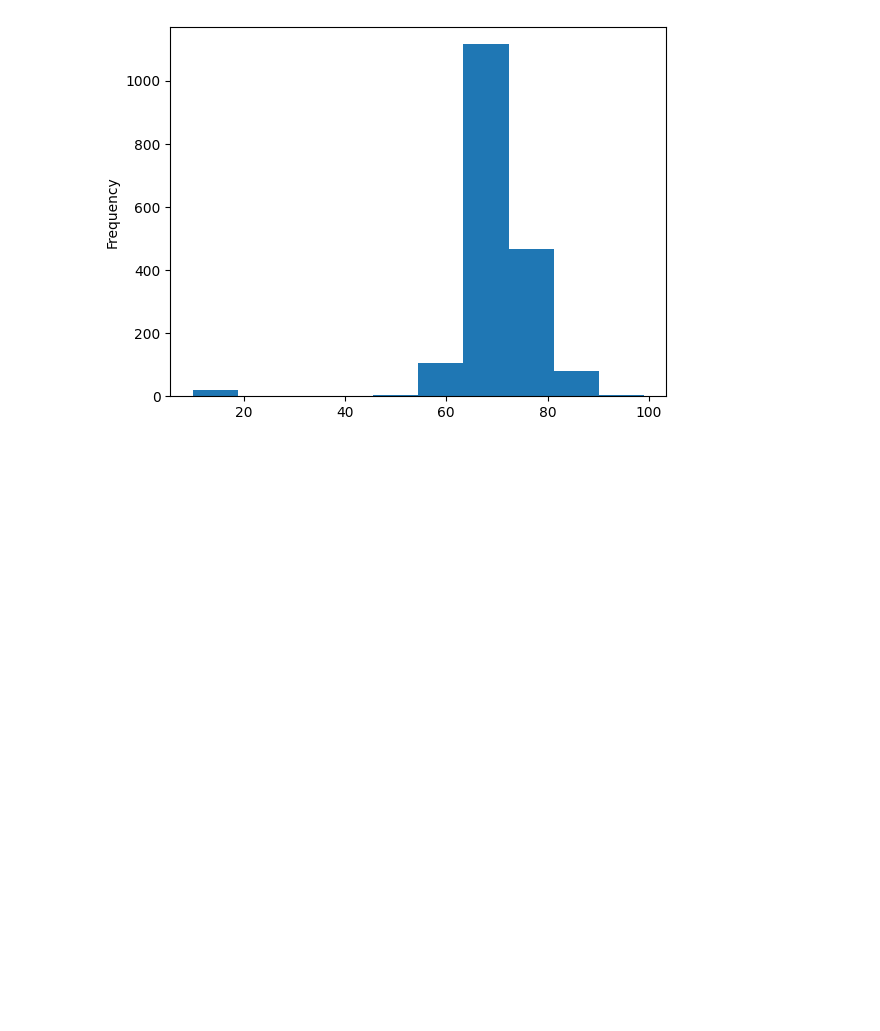
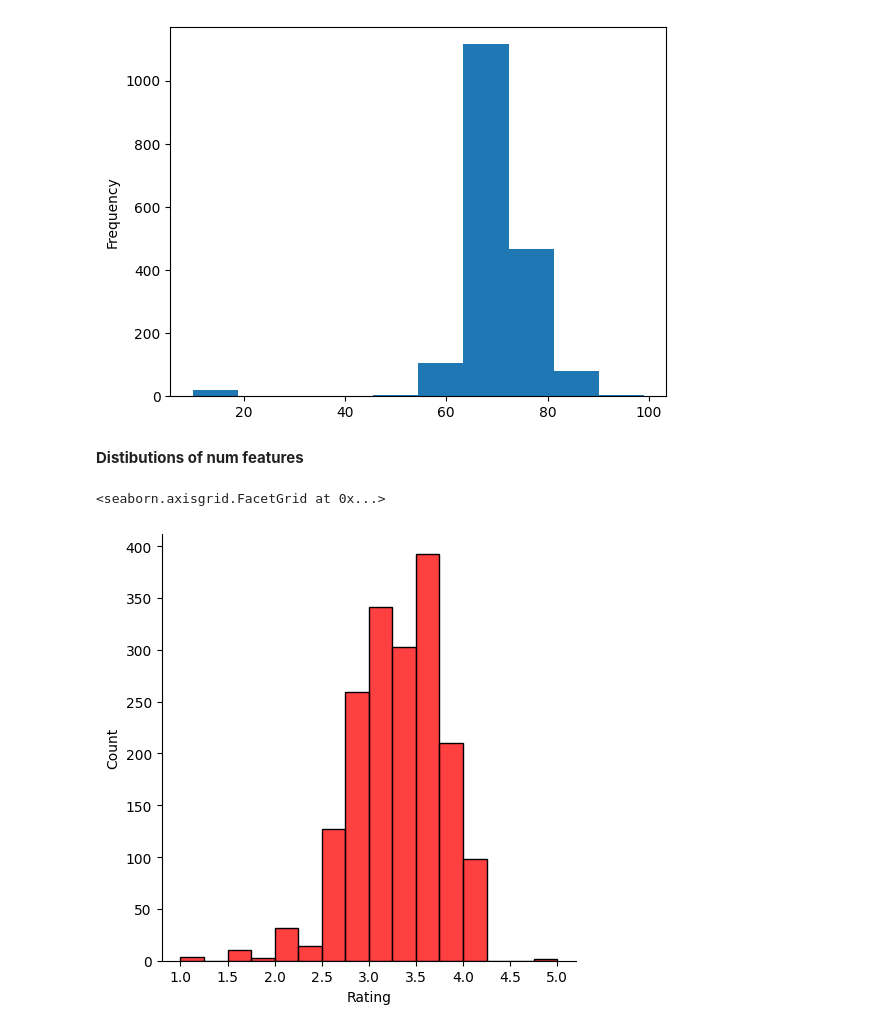
Before and after one commit to tigranvartanyan/popytka1, a Jupyter notebook: Копия_блокнота_"Untitled9_ipynb".ipynb, the cells around one changed output. Drawn from its saved outputs; the diff is of its cells as text; code cells hidden in the pictures; blank space fills up the shorter version.

```diff
--- a/Копия_блокнота_"Untitled9_ipynb".ipynb
+++ b/Копия_блокнота_"Untitled9_ipynb".ipynb
@@ -284,3 +284,10 @@ BB['Percent'].plot.hist()
 # %% [output]
 <Axes: ylabel='Frequency'>
 [figure]
+# %% [markdown]
+**Distibutions of num features**
+# %%
+sns.displot(BB['Rating'], bins=16, color='r')
+# %% [output]
+<seaborn.axisgrid.FacetGrid at 0x...>
+[figure, added]
```
Also changed, not shown: parts of 7 cells of this notebook.
